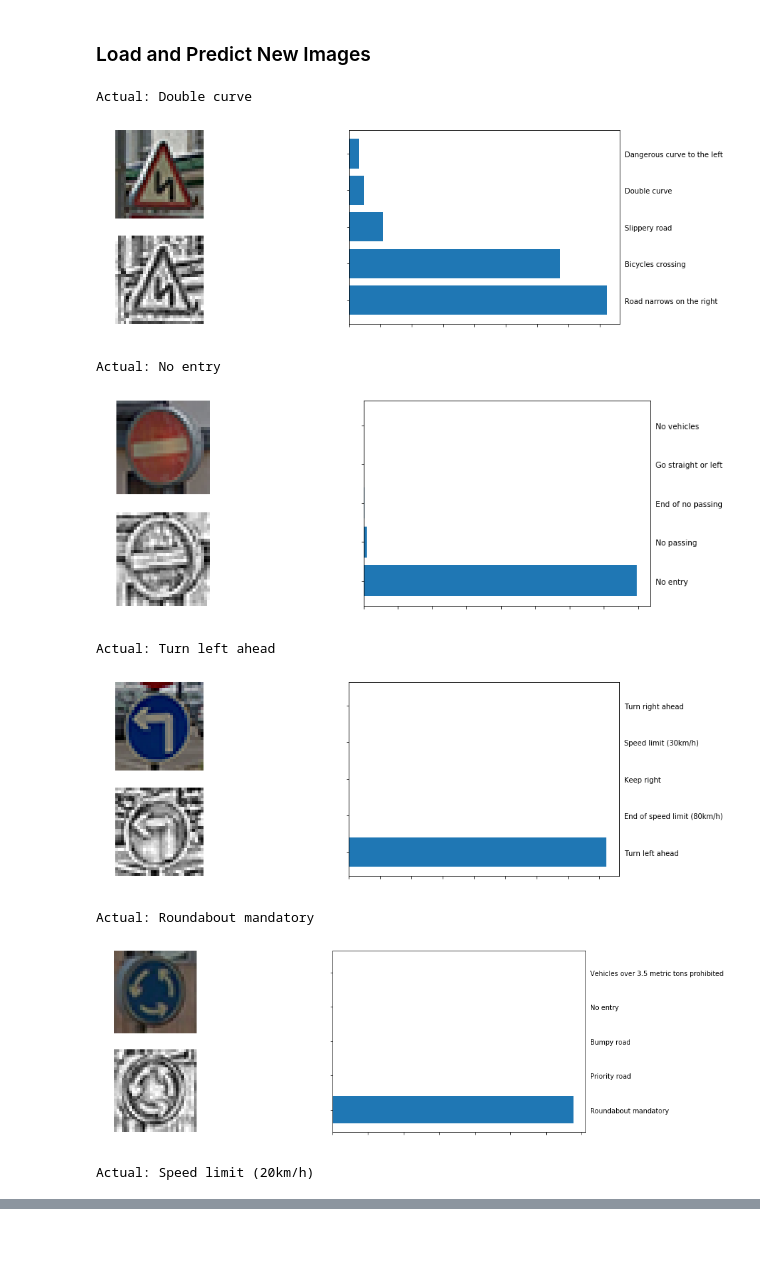
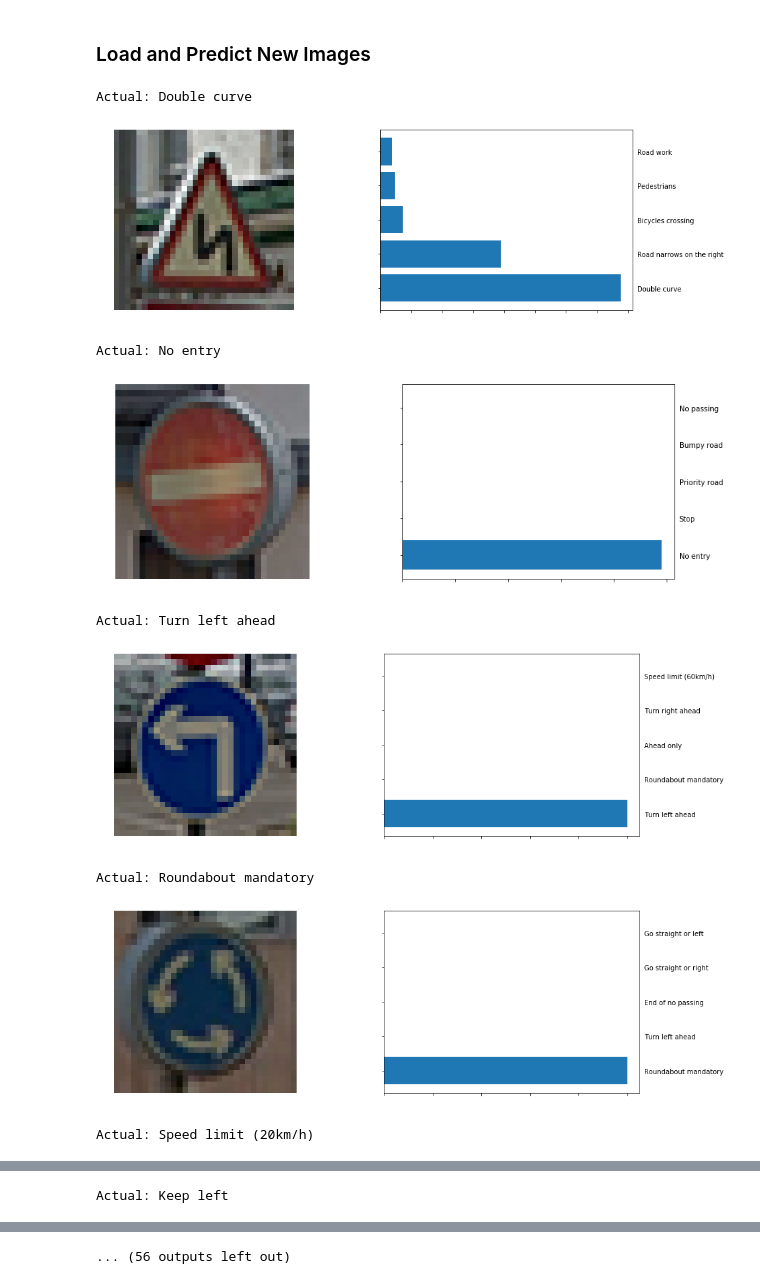
Before and after one commit to yazeedalrubyli/SDCND, a Jupyter notebook: Term1/Traffic-Sign-Classifier/Traffic_Sign_Classifier.ipynb, the cells around one changed output, grey strips where cells are left out. Drawn from its saved outputs; the diff is of its cells as text; code cells hidden in the pictures; blank space fills up the shorter version.

```diff
--- a/Term1/Traffic-Sign-Classifier/Traffic_Sign_Classifier.ipynb
+++ b/Term1/Traffic-Sign-Classifier/Traffic_Sign_Classifier.ipynb
@@ -194,11 +199,11 @@ Using TensorFlow backend.
 # %%
 from keras.models import Sequential
 from keras.layers import Dense, Dropout, Activation, BatchNormalization, Lambda
-from keras.layers import Conv2D, MaxPooling2D, GlobalAveragePooling2D, BatchNormalization
+from keras.layers import Conv2D, MaxPooling2D, AveragePooling2D, GlobalAveragePooling2D, BatchNormalization
 
 def YazNet():
     model = Sequential()
-    model.add(Lambda(lambda x: (x / 255.0) - 0.5, input_shape=(32, 32, 1)))
+    model.add(Lambda(lambda x: (x / 255.0) - 0.5, input_shape=(32, 32, 3)))
     model.add(Conv2D(128, (5, 5)))
     model.add(Activation('relu'))
     model.add(MaxPooling2D(pool_size=(2, 2)))
@@ -244,10 +249,9 @@ sets imply underfitting. A high accuracy on the training set but low accuracy on
 ### the accuracy on the test set should be calculated and reported as well.
 ### Feel free to use as many code cells as needed.
 from keras.callbacks import ReduceLROnPlateau, EarlyStopping, TensorBoard
-import tensorflow as tf
 
 EPOCHS = 100
-BATCH_SIZE = 512
+BATCH_SIZE = 128
 
 model = YazNet()
 
@@ -298,58 +302,60 @@ You may find `signnames.csv` useful as it contains mappings from the class id (i
 ### Feel free to use as many code cells as needed.
 from keras.preprocessing import image
 
-img_path = [[21,'1.png'],
-            [17,'2.png'],
-            [34,'3.png'],
-            [40,'4.png'],
-            [0,'5.png']]
+img_path = [[21,'1.png'],[17,'2.png'],[34,'3.png'],[40,'4.png'], [0,'5.png'],
+            [39,'6.png'], [17,'7.png'], [17,'8.png'], [39,'9.png'], [39,'10.png'],
+            [40,'11.png'], [40,'12.png'], [28,'13.png'], [39,'14.png'], [0,'15.png'],
+            [17,'16.png'], [38,'17.png'], [13,'18.png'], [40,'19.png'], [13,'20.png'],
+            [38,'21.png'], [38,'22.png'], [11,'23.png'], [0,'24.png'], [28,'25.png'],
+            [0,'26.png'], [28,'30.png'], [32,'31.png'], [40,'32.png'], [40,'33.png'],
+            [28,'34.png'], [24,'35.png'],[0,'36.png'],[0,'37.png']]
 
 correct = 0
 for actual,path in img_path:
-    img_actual = image.load_img(path, target_size=(32, 32))
-    img = image.img_to_array(img_actual)
+    img_actual = cv2.imread(path,1)
+    img_actual = cv2.cvtColor(img_actual, cv2.COLOR_BGR2RGB)
+    img = img_actual
 
     # preprocess
-    img = cv2.cvtColor(img, cv2.COLOR_BGR2GRAY)
-    img = cv2.convertScaleAbs(img)
-    img = cv2.createCLAHE(clipLimit=2.0, tileGridSize=(8,8)).apply(img)
-    x = np.ndarray(shape=(1,32,32,1))
-    x[0] = np.expand_dims(img, axis=2)
+    x = np.ndarray(shape=(1,32,32,3))
+    x[0] = img
 
     prediction = model.predict_proba(x, verbose=0)
 
     top_5 = prediction[0].argsort()[-5:][::-1]
 
     plt.figure(figsize = (15, 5))
 
     # Show actual image
-    plt.subplot2grid((2, 2), (0, 0), colspan=1, rowspan=1)
+    plt.subplot2grid((2, 2), (0, 0), colspan=1, rowspan=2)
     plt.imshow(img_actual)
     plt.axis('off')
 
     # Show preprocessed image
+    '''
     plt.subplot2grid((2, 2), (1, 0), colspan=1, rowspan=1)
-    plt.imshow(img, cmap='gray')
+    plt.imshow(img)
     plt.axis('off')
+    '''
 
     # Show softmax top 5 prediction
     plt.subplot2grid((2, 2), (0, 1), colspan=1, rowspan=2)
     plt.yticks(np.arange(5), signnames[top_5])
     plt.barh(np.arange(5), prediction[0][top_5], align='center')
     plt.tick_params(axis='both', which='both', labelleft='off', labelright='on', labeltop='off', labelbottom='off')
 
     print("Actual: {}".format(signnames[actual]))
     plt.show()
 
     if actual == top_5[0]:
         correct += 1
 # %% [output]
 Actual: Double curve
-[figure, old version]
+[figure, new version]
 Actual: No entry
-[figure, old version]
+[figure, new version]
 Actual: Turn left ahead
-[figure, old version]
+[figure, new version]
 Actual: Roundabout mandatory
-[figure, old version]
+[figure, new version]
 Actual: Speed limit (20km/h)
@@ -356,0 +363 @@ Actual: Speed limit (20km/h)
+Actual: Keep left
@@ -357,2 +365,3 @@ Actual: Speed limit (20km/h)
+... (56 outputs left out)
 # %%
 print("\n================= Prediction Accuracy ==================")
```
Also changed, not shown: parts of 4 cells of this notebook, 32 other files.
